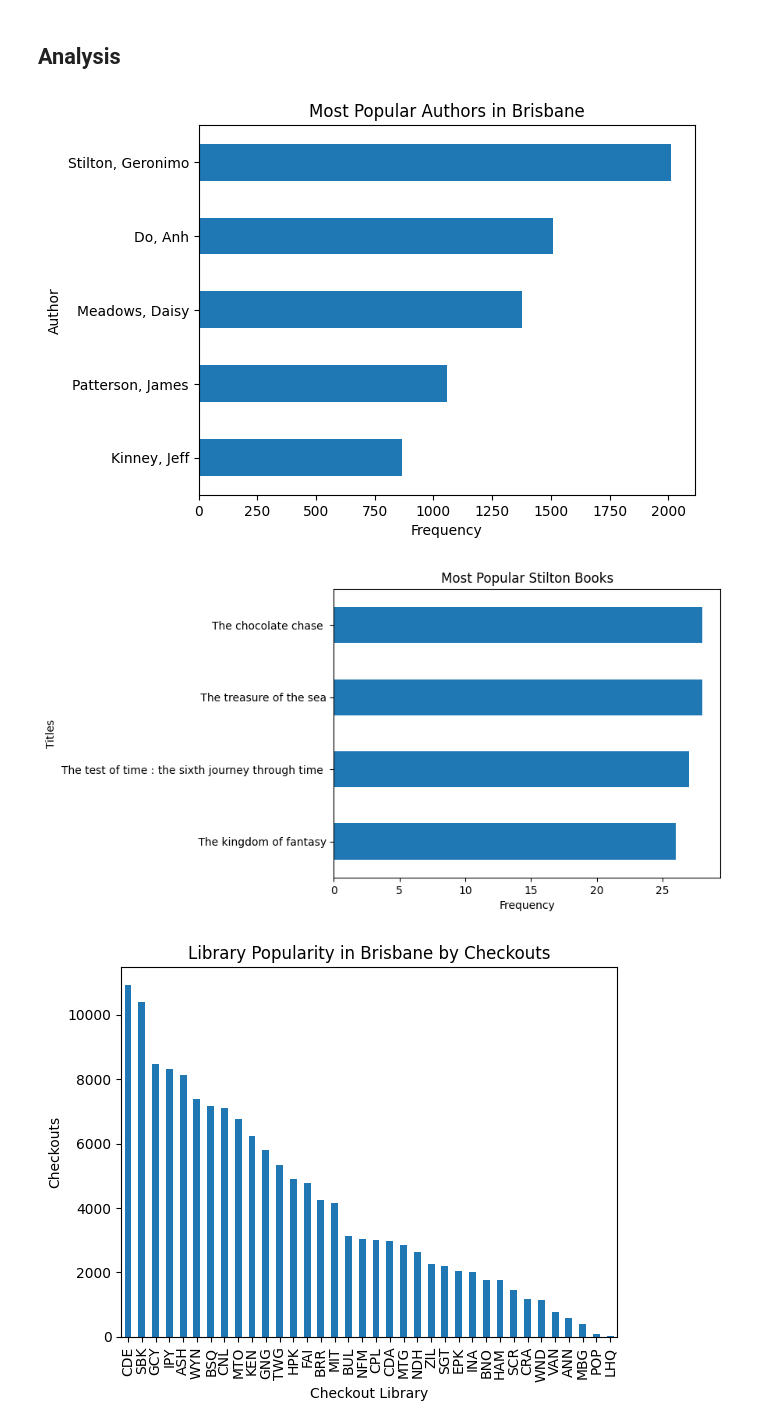
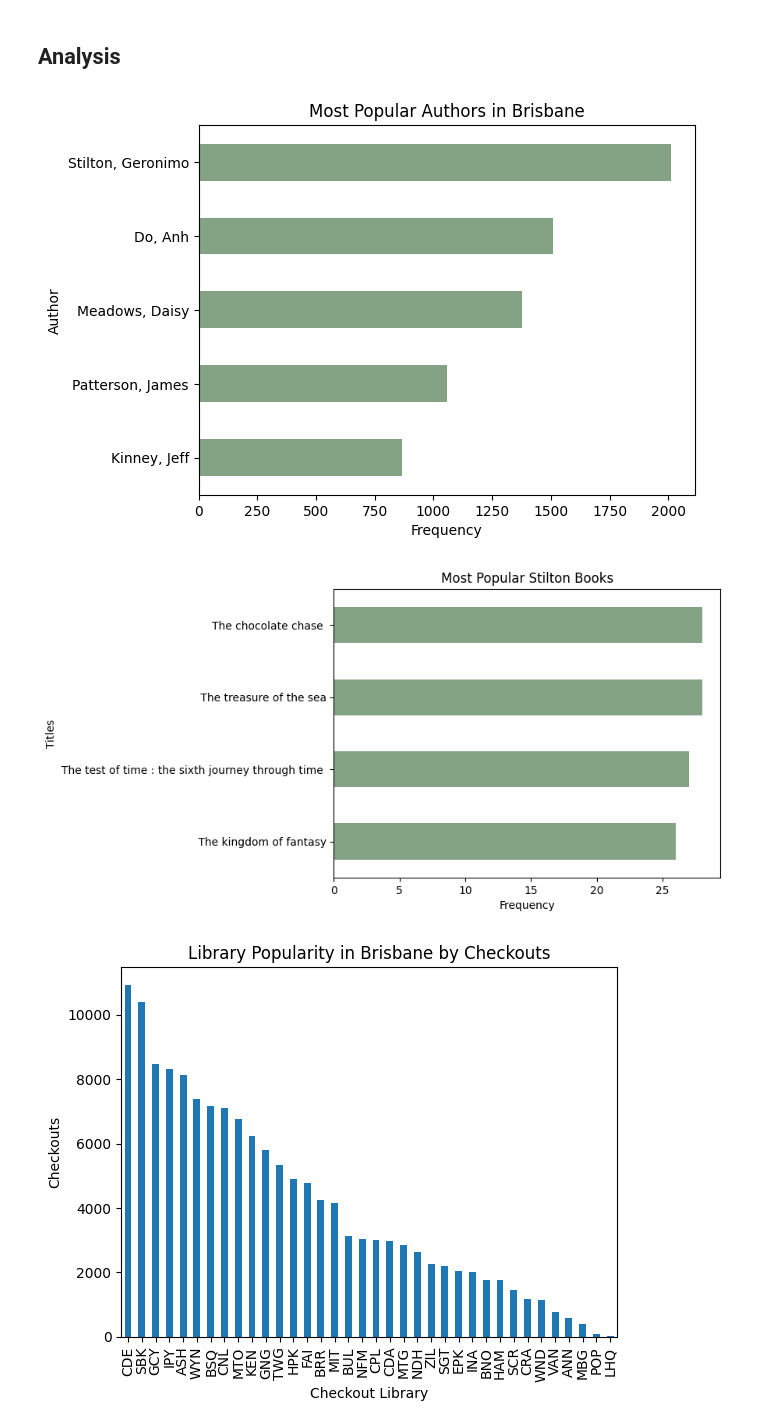
Before and after one commit to Jomgus/Jupyter-Notebooks, a Jupyter notebook: Brisbane_Library_Analysis/LibraryAnalysisNotebook.ipynb, the cells around one changed output. Saved outputs shown, nothing was run; the diff lists cells and outputs as text; code cells hidden in the pictures.

```diff
--- a/Brisbane_Library_Analysis/LibraryAnalysisNotebook.ipynb
+++ b/Brisbane_Library_Analysis/LibraryAnalysisNotebook.ipynb
@@ -82,11 +82,18 @@ df['Date'] = pd.to_datetime(df['Date'], format='%Y%m%d%H%M%S') #datetime
 ## Analysis
 # %%
 import matplotlib.pyplot as plt
+
+color = (0.2, # redness
+         0.4, # greenness
+         0.2, # blueness
+         0.6 # transparency
+         )
 
 ax = df['Author'].value_counts()\
                     .head(5)\
                     .plot(kind= 'barh',
-                         title='Most Popular Authors in Brisbane')
+                         title='Most Popular Authors in Brisbane',
+                         color= color)
 
 ax.invert_yaxis()
 
@@ -94,19 +101,20 @@ ax.set_xlabel('Frequency')
 
 plt.show()
 # %% [output]
-[figure, old version]
+[figure, new version]
 # %%
 Geronimo = df.loc[df['Author'] == 'Stilton, Geronimo']
 Geronimo = Geronimo['Title'].value_counts()\
                 .head(4)\
                 .plot(kind='barh',
-                      title='Most Popular Stilton Books')
+                      title='Most Popular Stilton Books',
+                      color= color)
 Geronimo.invert_yaxis()
 Geronimo.set_xlabel('Frequency')
 Geronimo.set_ylabel('Titles')
 plt.show()
 # %% [output]
-[figure, old version]
+[figure, new version]
 # %%
 libraries = df['Checkout Library'].value_counts()
 
```
Also changed, not shown: parts of 6 cells of this notebook.
